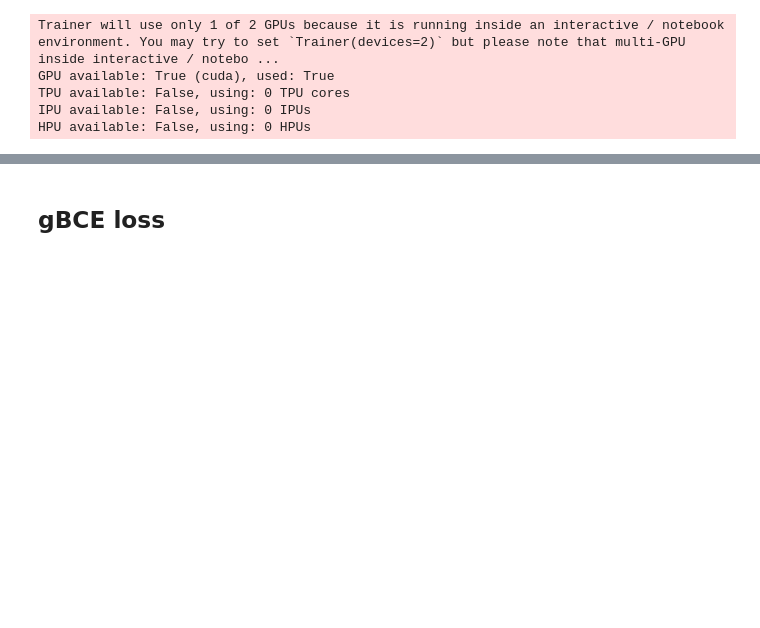
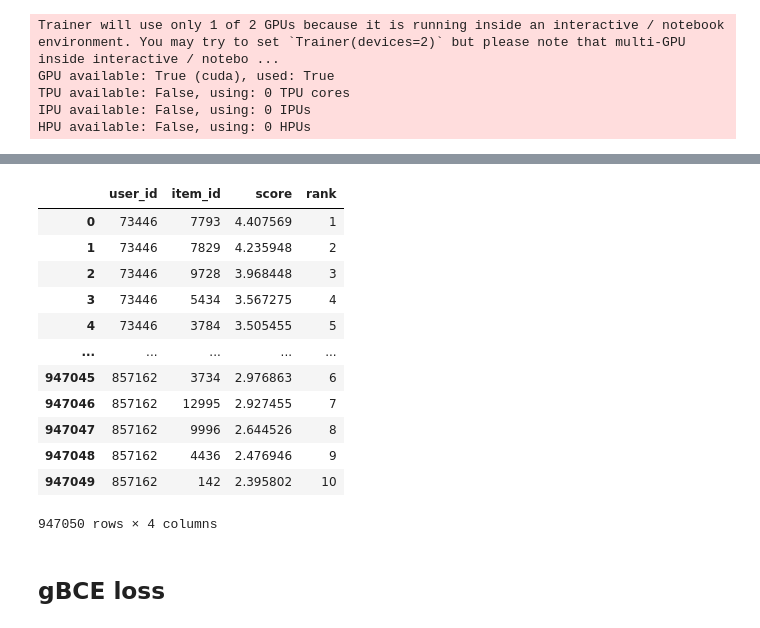
Before and after one commit to MobileTeleSystems/RecTools, a Jupyter notebook: examples/sasrec_metrics_comp.ipynb, the cells around one changed output, grey strips where cells are left out. Drawn from its saved outputs; the diff is of its cells as text; code cells hidden in the pictures; blank space fills up the shorter version.

```diff
--- a/examples/sasrec_metrics_comp.ipynb
+++ b/examples/sasrec_metrics_comp.ipynb
@@ -271,6 +287,22 @@ Wall time: 20.5 s
 metric_values = calc_metrics(metrics, recos[["user_id", "item_id", "rank"]], test, train, catalog)
 metric_values["model"] = "bce"
 features_results.append(metric_values)
+# %%
+recos
+# %% [output]
+|  | user_id | item_id | score | rank |
+| 0 | 73446 | 7793 | 4.407569 | 1 |
+| 1 | 73446 | 7829 | 4.235948 | 2 |
+| 2 | 73446 | 9728 | 3.968448 | 3 |
+| 3 | 73446 | 5434 | 3.567275 | 4 |
+| 4 | 73446 | 3784 | 3.505455 | 5 |
+| ... | ... | ... | ... | ... |
+| 947045 | 857162 | 3734 | 2.976863 | 6 |
+| 947046 | 857162 | 12995 | 2.927455 | 7 |
+| 947047 | 857162 | 9996 | 2.644526 | 8 |
+| 947048 | 857162 | 4436 | 2.476946 | 9 |
+| 947049 | 857162 | 142 | 2.395802 | 10 |
+947050 rows × 4 columns
 # %% [markdown]
 ## gBCE loss
 # %%
```
Also changed, not shown: parts of 25 cells of this notebook, 3 other files.
